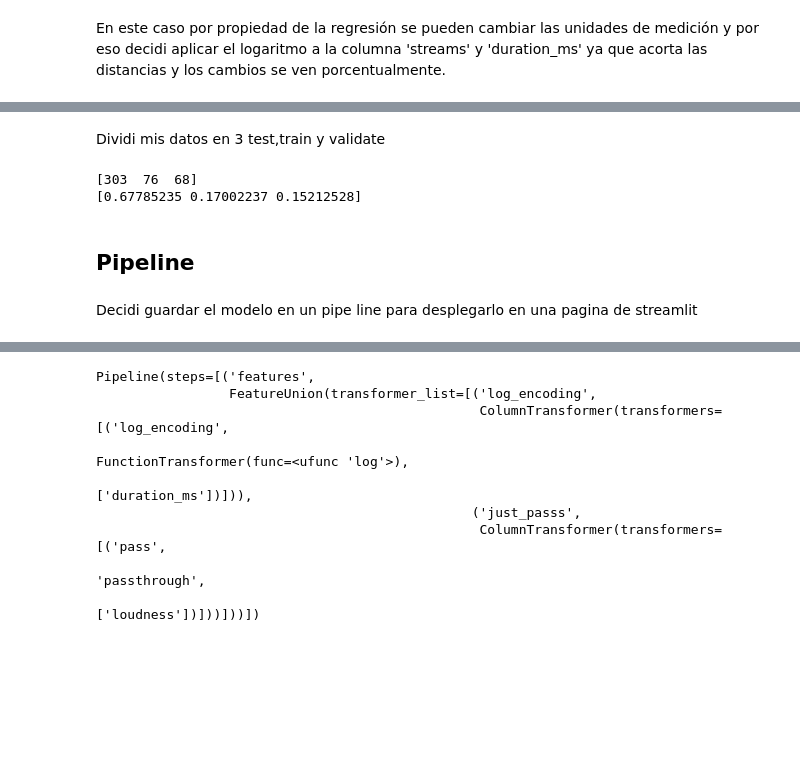
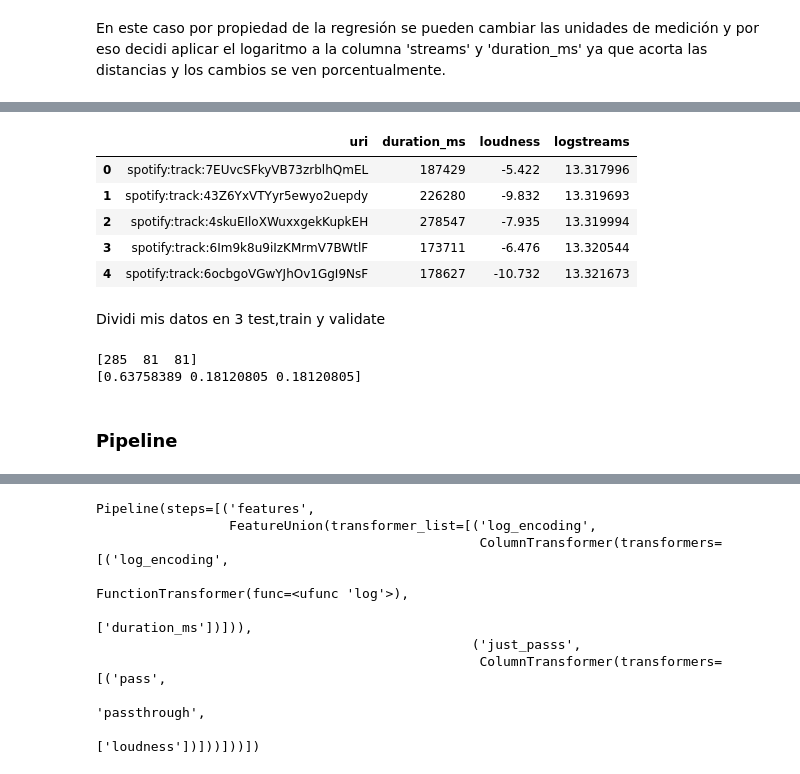
Before and after one commit to JesusRosales1309/Spoty-project, a Jupyter notebook: notebooks/Todo_en_uno.ipynb, the cells around one changed output, grey strips where cells are left out. Saved outputs shown, nothing was run; the diff lists cells and outputs as text; code cells hidden in the pictures; blank space fills up the shorter version.

```diff
--- a/notebooks/Todo_en_uno.ipynb
+++ b/notebooks/Todo_en_uno.ipynb
@@ -369,12 +354,15 @@ songs.head()
-# %% [markdown]
-Dividi mis datos en 3 test,train y validate
-# %%
-rest, test = train_test_split(songs, test_size=0.15, shuffle=True)
-train, val = train_test_split(rest, test_size=0.20, shuffle=True)
-
-distributions = np.array([len(train), len(val),len(test)])
-print(distributions)
-print(distributions/len(songs))
-# %% [output]
-[303  76  68]
-[0.67785235 0.17002237 0.15212528]
+# %%
+from sklearn.model_selection import train_test_split
+import pandas as pd
+import numpy as np
+songs=pd.read_parquet("../data/processed/Streamsfeatures.parquet")
+songs['logstreams'] = np.log(songs['streams'])
+songs=songs.drop(columns=['streams','danceability','energy','speechiness','instrumentalness','liveness','valence','tempo','acousticness'])
+songs.head()
+# %% [output]
+|  | uri | duration_ms | loudness | logstreams |
+| 0 | spotify:track:7EUvcSFkyVB73zrblhQmEL | 187429 | -5.422 | 13.317996 |
+| 1 | spotify:track:43Z6YxVTYyr5ewyo2uepdy | 226280 | -9.832 | 13.319693 |
+| 2 | spotify:track:4skuEIloXWuxxgekKupkEH | 278547 | -7.935 | 13.319994 |
+| 3 | spotify:track:6Im9k8u9iIzKMrmV7BWtlF | 173711 | -6.476 | 13.320544 |
+| 4 | spotify:track:6ocbgoVGwYJhOv1GgI9NsF | 178627 | -10.732 | 13.321673 |
@@ -381,4 +371,14 @@ print(distributions/len(songs))
+# %% [markdown]
+Dividi mis datos en 3 test,train y validate
+# %%
+rest, test = train_test_split(songs, test_size=0.18, shuffle=True,random_state=42)
+train, val = train_test_split(rest, test_size=0.22, shuffle=True,random_state=42)
+
+distributions = np.array([len(train), len(val),len(test)])
+print(distributions)
+print(distributions/len(songs))
+# %% [output]
+[285  81  81]
+[0.63758389 0.18120805 0.18120805]
 # %% [markdown]
-## Pipeline
+### Pipeline
-# %% [markdown]
-Decidi guardar el modelo en un pipe line para desplegarlo en una pagina de streamlit
```
Also changed, not shown: parts of 67 cells of this notebook.
